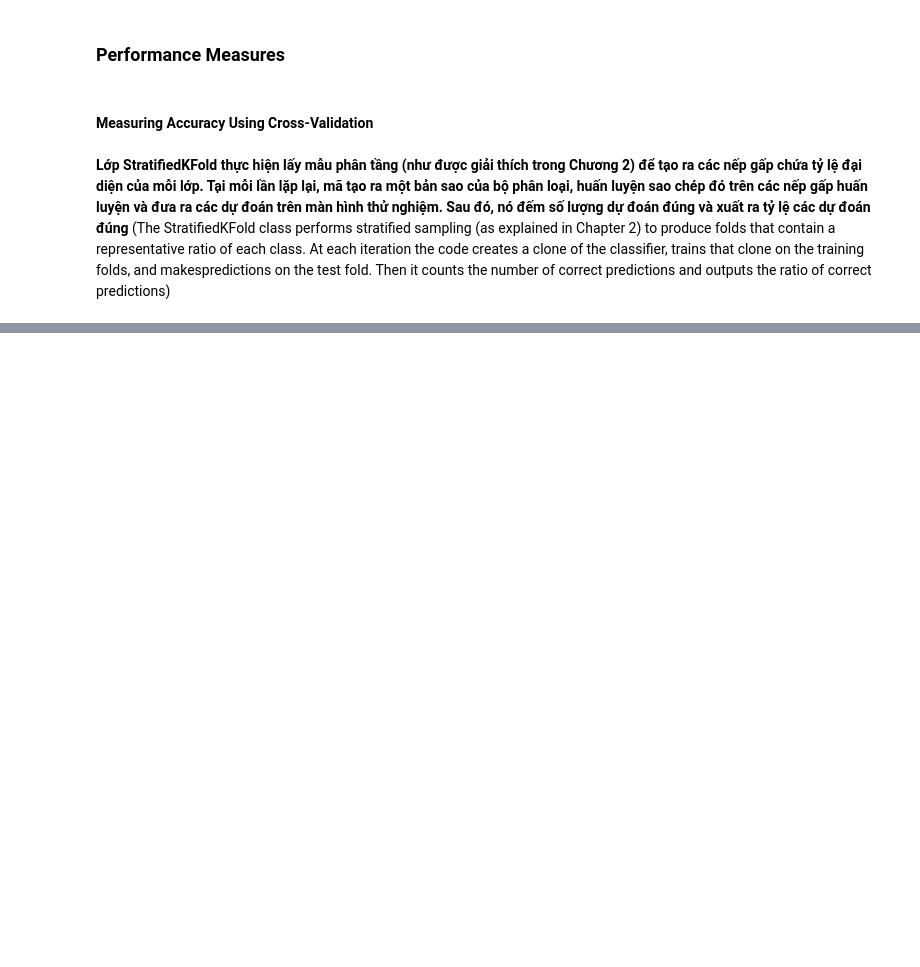
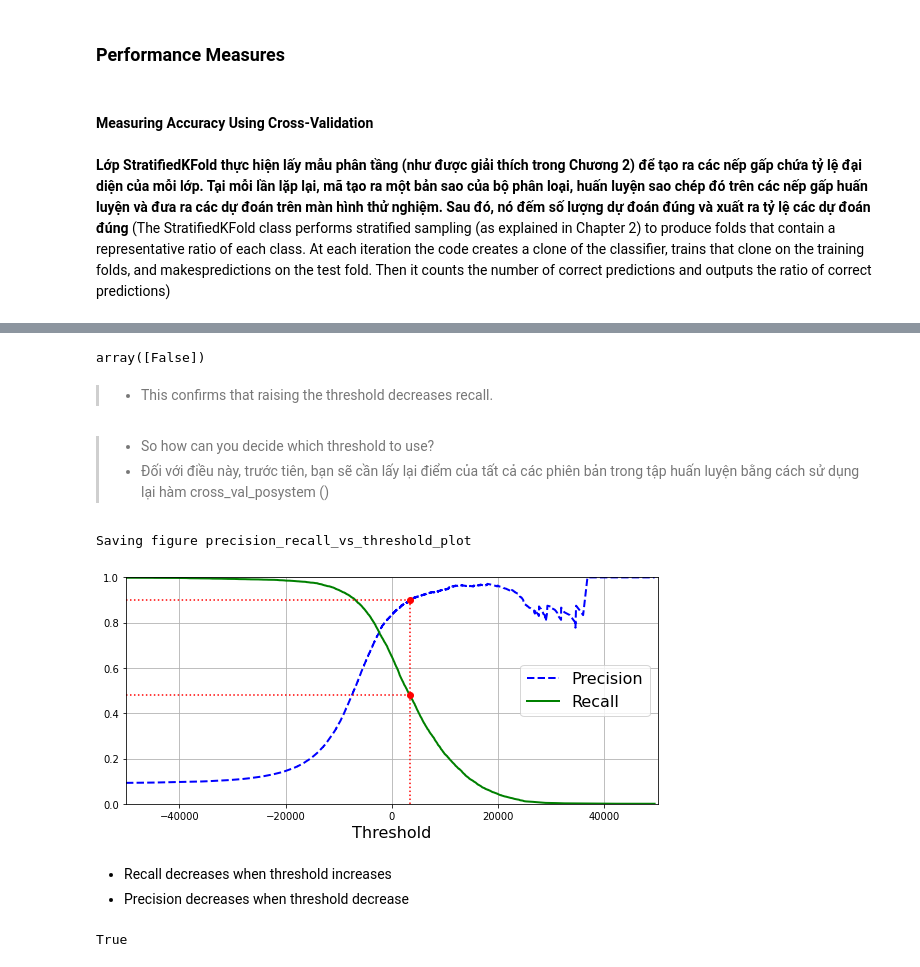
Before and after one commit to denotevn/To-master-machine-learning, a Jupyter notebook: classification.ipynb, the cells around one changed output, grey strips where cells are left out. Drawn from its saved outputs; the diff is of its cells as text; code cells hidden in the pictures; blank space fills up the shorter version.

```diff
--- a/classification.ipynb
+++ b/classification.ipynb
@@ -81,10 +96,13 @@ x_train, x_test, y_train, y_test = X[:60000], X[60000:], y[:60000], y[60000:]
 # %% [markdown]
 ### **Training a Binary Classifier**
+# %%
+y_train_5 = (y_train == 5)
+y_test_5 = (y_test == 5)
 # %%
 from sklearn.linear_model import SGDClassifier
 
-sgd_clf = SGDClassifier(random_state=42)
-sgd_clf.fit(x_train, y_train)
+sgd_clf = SGDClassifier(max_iter=1000, tol=1e-3, random_state=42)
+sgd_clf.fit(X_train, y_train_5)
 # %% [output]
 SGDClassifier(random_state=42)
 # %%
@@ -108,0 +223,50 @@ skfolds = StratifiedKFold(n_splits=3, random_state=42)
+# %%
+threshold = 200000
+y_some_digit_pred = (y_scores > threshold)
+y_some_digit_pred
+# %% [output]
+array([False])
+# %% [markdown]
+> + This confirms that raising the threshold decreases recall.
+# %% [markdown]
+> + So how can you decide which threshold to use?
+> + Đối với điều này, trước tiên, bạn sẽ cần lấy lại điểm của tất cả các phiên bản trong tập huấn luyện bằng cách sử dụng lại hàm cross_val_posystem ()
+# %%
+y_scores = cross_val_predict(sgd_clf, X_train, y_train_5, cv=3,
+                                method="decision_function")
+# %%
+# Tính toán các cặp nhớ lại độ chính xác cho các ngưỡng xác suất khác nhau.
+from sklearn.metrics import precision_recall_curve
+precisions, recalls, thresholds = precision_recall_curve(y_train_5, y_scores)
+# %%
+def plot_precision_recall_vs_threshold(precisions, recalls, thresholds):
+    plt.plot(thresholds, precisions[:-1], "b--", label="Precision", linewidth=2)
+    plt.plot(thresholds, recalls[:-1], "g-", label="Recall", linewidth=2)
+    plt.legend(loc="center right", fontsize=16) # Not shown in the book
+    plt.xlabel("Threshold", fontsize=16)        # Not shown
+    plt.grid(True)                              # Not shown
+    plt.axis([-50000, 50000, 0, 1])
+
+
+recall_90_precision = recalls[np.argmax(precisions >= 0.90)]
+threshold_90_precision = thresholds[np.argmax(precisions >= 0.90)]
+
+plt.figure(figsize=(8, 4))                                                                  # Not shown
+plot_precision_recall_vs_threshold(precisions, recalls, thresholds)
+plt.plot([threshold_90_precision, threshold_90_precision], [0., 0.9], "r:")                 # Not shown
+plt.plot([-50000, threshold_90_precision], [0.9, 0.9], "r:")                                # Not shown
+plt.plot([-50000, threshold_90_precision], [recall_90_precision, recall_90_precision], "r:")# Not shown
+plt.plot([threshold_90_precision], [0.9], "ro")                                             # Not shown
+plt.plot([threshold_90_precision], [recall_90_precision], "ro")                             # Not shown
+save_fig("precision_recall_vs_threshold_plot")                                              # Not shown
+plt.show()
+# %% [output]
+Saving figure precision_recall_vs_threshold_plot
+[figure, added]
+# %% [markdown]
++ Recall decreases when threshold increases
++ Precision decreases when threshold decrease
+# %%
+(y_train_pred == (y_scores > 0)).all()
+# %% [output]
+True
```
Also changed, not shown: parts of 35 cells of this notebook, 5 other files.
